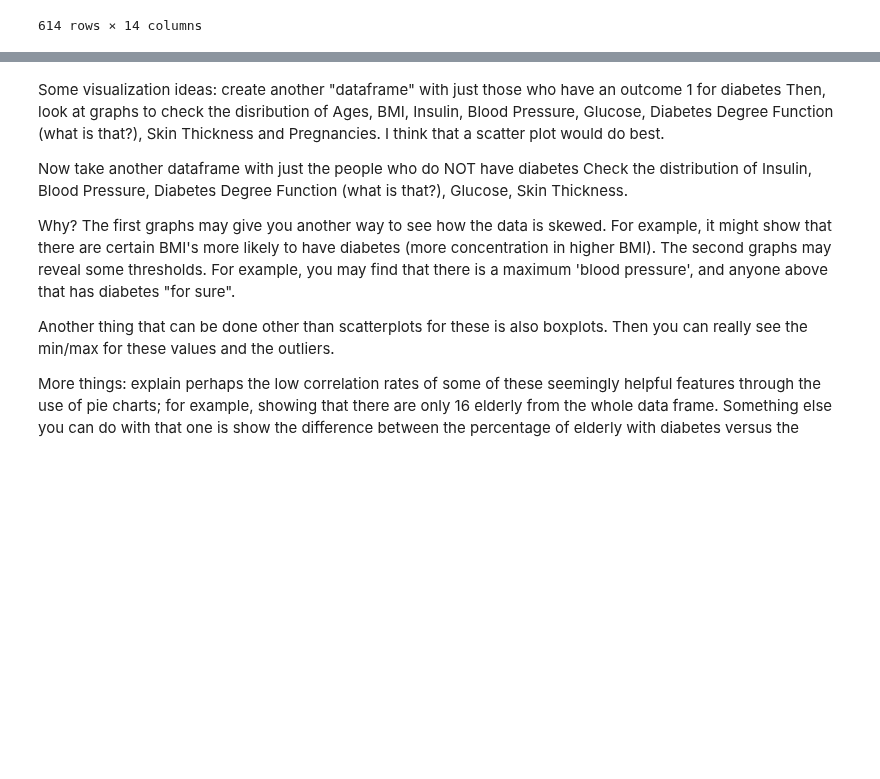
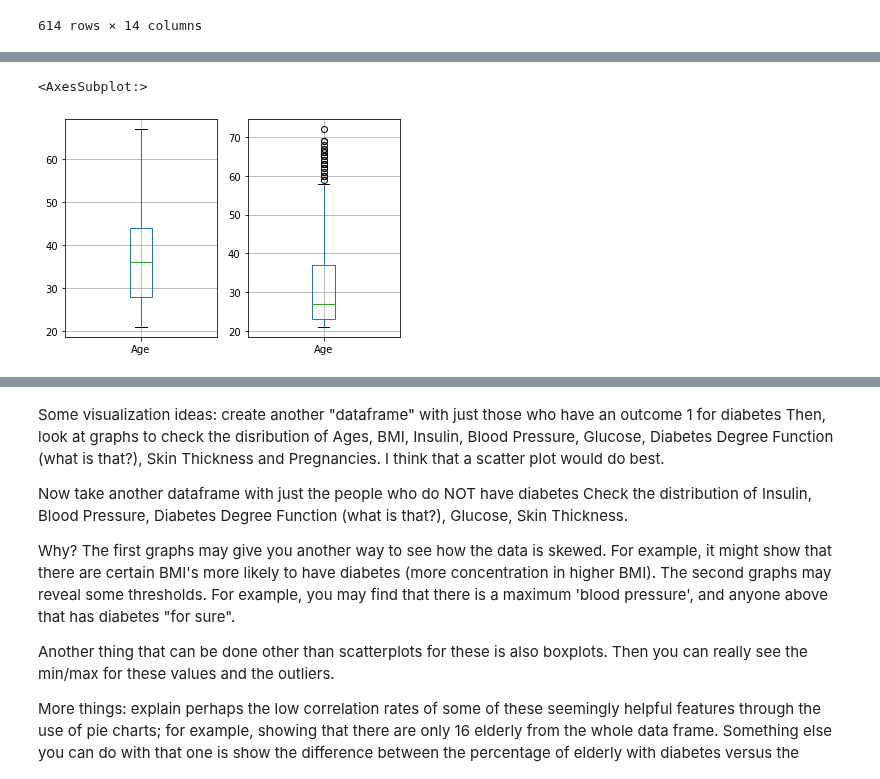
Before and after one commit to Aviost111/Diabetes_Predictions, a Jupyter notebook: Visualization.ipynb, the cells around one changed output, grey strips where cells are left out. Drawn from its saved outputs; the diff is of its cells as text; code cells hidden in the pictures; blank space fills up the shorter version.

Commit message:
more visualization

```diff
--- a/Visualization.ipynb
+++ b/Visualization.ipynb
@@ -20,3 +20,7 @@ df
 | 318 | 3 | 115 | 66 | 39 | 140.0 | 38.1 | 0.150 | 28 | ... |
 | 132 | 3 | 170 | 64 | 37 | 225.0 | 34.5 | 0.356 | 30 | ... |
 614 rows × 14 columns
+# %%
+df_true=df[df['Outcome']==1]
+df_false=df[df['Outcome']==0]
+df_true
@@ -22,0 +41,11 @@ df
+# %%
+#as we can see most of the diabetics are between age 28-43
+#and most of the false are younger people ,you can see this by the outliers
+fig, axes = plt.subplots(nrows=1, ncols=2)
+
+
+df_true.boxplot(column=['Age'],ax=axes[0])
+df_false.boxplot(column=['Age'],ax=axes[1])
+# %% [output]
+<AxesSubplot:>
+[figure, added]
```
Also changed, not shown: parts of 2 cells of this notebook, 1 other file.
